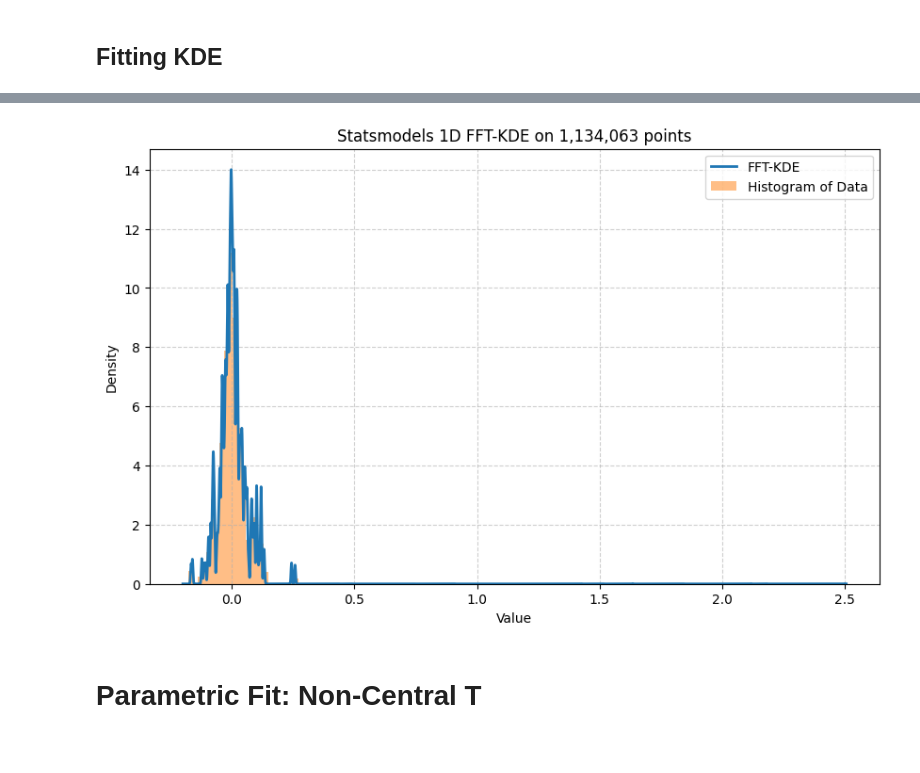
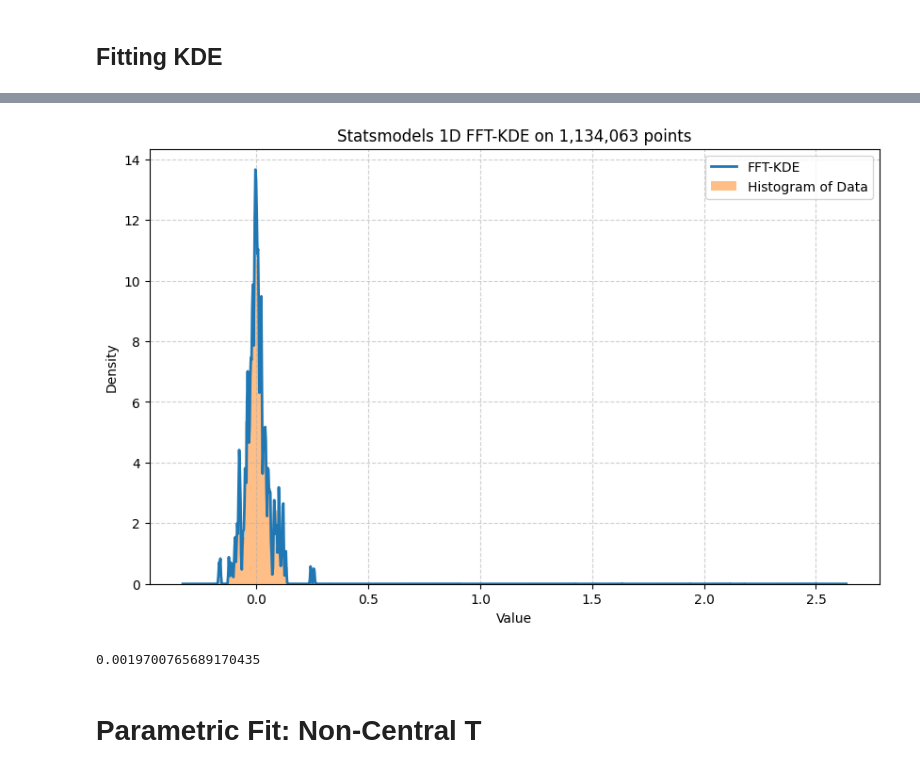
Before and after one commit to ianlai2/MSTR-Options-Research-SwIRL, a Jupyter notebook: options_return_exploration.ipynb, the cells around one changed output, grey strips where cells are left out. Saved outputs shown, nothing was run; the diff lists cells and outputs as text; code cells hidden in the pictures.

```diff
--- a/options_return_exploration.ipynb
+++ b/options_return_exploration.ipynb
@@ -171,8 +175,6 @@ Text(0, 0.5, 'Scaled Returns')
 # %%
-IQR = np.percentile(X, 75) - np.percentile(X, 25)
-binsize = np.round(2 * IQR / len(X)**(1/3))
-
-ax = X.plot(kind='hist', bins=150)
+b=int(2*(len(X)**(1/3)))
+ax = X.plot(kind='hist', bins=b, density=True, alpha=0.6, color='g')
 # ax.set_xlim(-5, 5)  # Set x-axis limits
 plt.title("Returns Distribution")
 plt.xlabel("Returns")
@@ -225,38 +238,40 @@ Result: Data does not look normal (reject H0)
 # %%
 import numpy as np
 import matplotlib.pyplot as plt
-from statsmodels.nonparametric.kde import KDEUnivariate
+from KDEpy import FFTKDE
 
 # 2. Instantiate the KDEUnivariate class
 # This class is specifically for 1D data.
-kde = KDEUnivariate(X)
+kde = FFTKDE(kernel='gaussian', bw='ISJ').fit(X.to_numpy().reshape(-1, 1))
 
 # 3. Fit the model
 # bw='silverman': Uses Silverman's rule-of-thumb for bandwidth selection.
 # fft=True: Explicitly tells it to use the FFT-based method.
 #         (This is often the default, but it's good to be explicit).
 # gridsize: Optionally, you can suggest the number of grid points for the FFT.
-kde.fit(bw='silverman', fft=True)
+x, y = kde.evaluate()
 
 # 4. Access the results
 # The results are pre-computed and stored in the object.
 # kde.support: The x-axis grid points where the density was evaluated.
 # kde.density: The y-axis density (KDE) values at each support point.
 
 # 5. Plot the results
 plt.figure(figsize=(10, 6))
-plt.plot(kde.support, kde.density, lw=2, label='FFT-KDE')
+plt.plot(x, y, lw=2, label='FFT-KDE')
 
 # (Optional) Plot a histogram to compare
-plt.hist(X, bins=150, density=True, alpha=0.5, label='Histogram of Data')
+plt.hist(X, bins=b, density=True, alpha=0.5, label='Histogram of Data')
 plt.title(f'Statsmodels 1D FFT-KDE on {len(X):,} points')
 plt.xlabel('Value')
 plt.ylabel('Density')
 plt.legend()
 plt.grid(True, linestyle='--', alpha=0.6)
 plt.show()
+print(f'{kde.bw}')
 # %% [output]
-[figure, old version]
+[figure, new version]
+0.0019700765689170435
 # %% [markdown]
 # Parametric Fit: Non-Central T
 # %%
```
Also changed, not shown: parts of 4 cells of this notebook, 10 other files.
